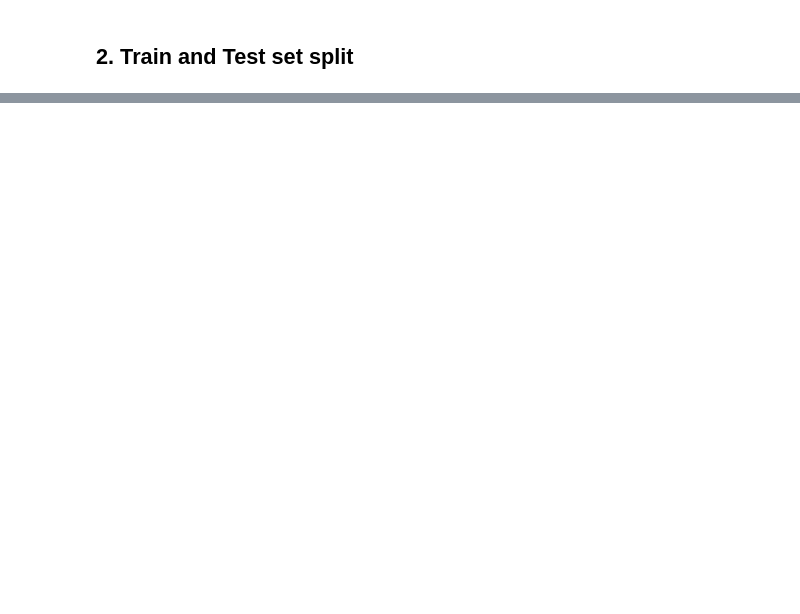
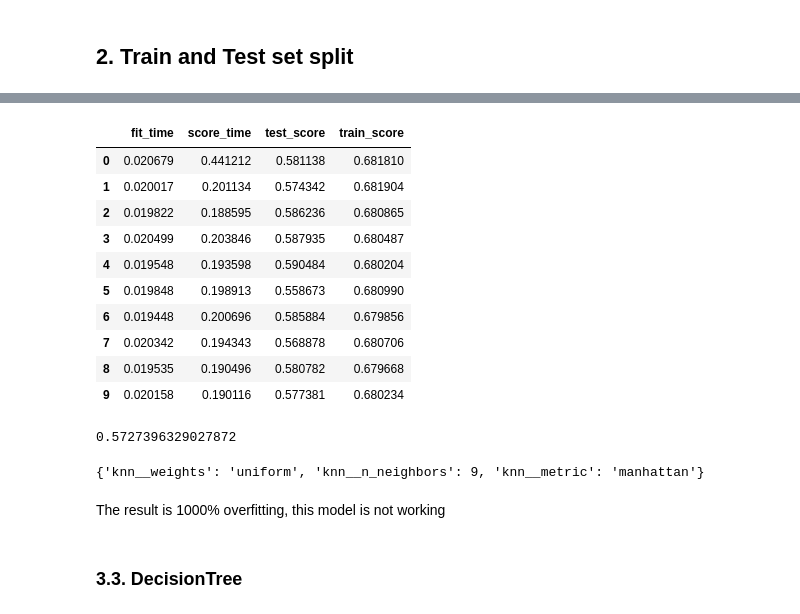
Before and after one commit to Aizenz/GroupProjectBAIT509, a Jupyter notebook: main_test.ipynb, the cells around one changed output, grey strips where cells are left out. Cells and saved outputs as stored; diff of their text form; code cells hidden in the pictures; blank space fills up the shorter version.

```diff
--- a/main_test.ipynb
+++ b/main_test.ipynb
@@ -312,0 +420,16 @@ to_be_scalar = ['da030','da031','da050_1']
+# %%
+from sklearn.neighbors import KNeighborsClassifier
+from sklearn.model_selection import RandomizedSearchCV
+
+knn_pipe = Pipeline(
+   steps=[("col_tran",col_transformer),("knn",KNeighborsClassifier())]
+)
+
+knn_para = {
+    'knn__n_neighbors': [3, 5, 7, 9],
+    'knn__weights': ['uniform', 'distance'],
+    'knn__metric': ['euclidean', 'manhattan']
+}
+
+knn_opt = RandomizedSearchCV(knn_pipe, knn_para, cv=3, verbose=2, n_jobs=-1, n_iter=5)
+knn_opt.fit(X_train, y_train);
@@ -312,0 +453,28 @@ to_be_scalar = ['da030','da031','da050_1']
+# %%
+knn_cv = cross_validate(knn_opt.best_estimator_, X_train, y_train,cv=10,return_train_score=True)
+# %%
+pd.DataFrame(knn_cv)
+# %% [output]
+|  | fit_time | score_time | test_score | train_score |
+| 0 | 0.020679 | 0.441212 | 0.581138 | 0.681810 |
+| 1 | 0.020017 | 0.201134 | 0.574342 | 0.681904 |
+| 2 | 0.019822 | 0.188595 | 0.586236 | 0.680865 |
+| 3 | 0.020499 | 0.203846 | 0.587935 | 0.680487 |
+| 4 | 0.019548 | 0.193598 | 0.590484 | 0.680204 |
+| 5 | 0.019848 | 0.198913 | 0.558673 | 0.680990 |
+| 6 | 0.019448 | 0.200696 | 0.585884 | 0.679856 |
+| 7 | 0.020342 | 0.194343 | 0.568878 | 0.680706 |
+| 8 | 0.019535 | 0.190496 | 0.580782 | 0.679668 |
+| 9 | 0.020158 | 0.190116 | 0.577381 | 0.680234 |
+# %%
+knn_opt.best_estimator_.score(X_test,y_test)
+# %% [output]
+0.5727396329027872
+# %%
+knn_opt.best_params_
+# %% [output]
+{'knn__weights': 'uniform', 'knn__n_neighbors': 9, 'knn__metric': 'manhattan'}
+# %% [markdown]
+The result is 1000% overfitting, this model is not working
+# %% [markdown]
+### 3.3. DecisionTree
```
Also changed, not shown: parts of 37 cells of this notebook.
